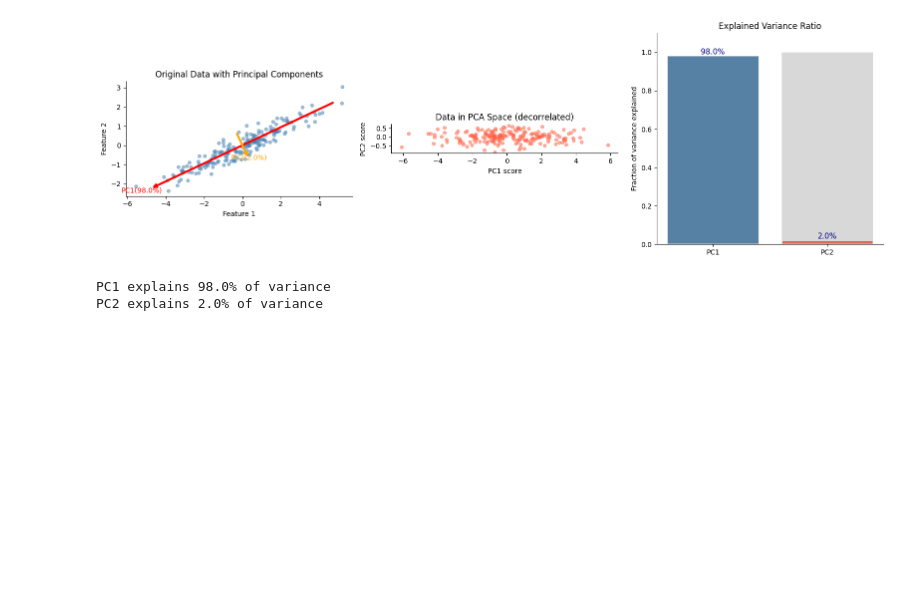
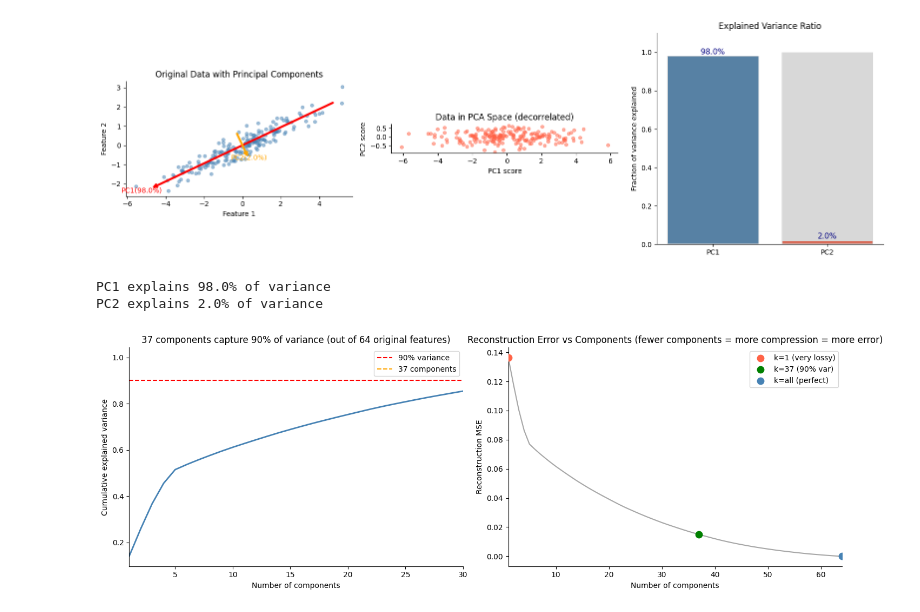
Before and after one commit to Raksha-Karn/Minspire-MLFromScratch, a Jupyter notebook: Linear_Algebra_PCA_SVD/linear_algebra.ipynb, the cells around one changed output. Drawn from its saved outputs; the diff is of its cells as text; code cells hidden in the pictures; blank space fills up the shorter version.

```diff
--- a/Linear_Algebra_PCA_SVD/linear_algebra.ipynb
+++ b/Linear_Algebra_PCA_SVD/linear_algebra.ipynb
@@ -249,3 +249,50 @@ print(f"PC2 explains {evr[1]:.1%} of variance")
 [figure]
 PC1 explains 98.0% of variance
 PC2 explains 2.0% of variance
+# %%
+np.random.seed(0)
+n_samples, n_features = 150, 64
+
+true_components = np.random.randn(5, n_features)
+true_components /= np.linalg.norm(true_components, axis=1, keepdims=True)
+
+weights = np.random.randn(n_samples, 5)
+X_faces = weights @ true_components + 0.3*np.random.randn(n_samples, n_features)
+
+X_pca, comps, evs, X_c = pca_from_scratch(X_faces)
+evr_faces = evs / evs.sum()
+
+cumulative = np.cumsum(evr_faces)
+n90 = np.searchsorted(cumulative, 0.90) + 1
+
+fig, axes = plt.subplots(1, 2, figsize=(14, 5))
+axes[0].plot(range(1, len(evr_faces)+1), cumulative, 'steelblue', lw=2)
+axes[0].axhline(0.90, color='red', ls='--', label='90% variance')
+axes[0].axvline(n90, color='orange', ls='--', label=f'{n90} components')
+axes[0].set_xlabel('Number of components'); axes[0].set_ylabel('Cumulative explained variance')
+axes[0].set_title(f'{n90} components capture 90% of variance (out of {n_features} original features)')
+axes[0].legend(); axes[0].set_xlim(1, 30)
+
+X_c2 = X_faces - X_faces.mean(0)
+for k, color, label in [(1,'tomato','k=1 (very lossy)'), (n90,'green',f'k={n90} (90% var)'), (n_features,'steelblue','k=all (perfect)')]:
+    comps_k = comps[:, :k]
+    X_recon = (X_c2 @ comps_k) @ comps_k.T + X_faces.mean(0)
+    mse = np.mean((X_faces - X_recon)**2)
+    axes[1].scatter(k, mse, color=color, s=80, label=label, zorder=5)
+
+k_range = range(1, n_features+1)
+mses = []
+for k in k_range:
+    comps_k = comps[:, :k]
+    X_recon = (X_c2 @ comps_k) @ comps_k.T + X_faces.mean(0)
+    mses.append(np.mean((X_faces - X_recon)**2))
+
+axes[1].plot(k_range, mses, 'gray', lw=1.5, alpha=0.7)
+axes[1].set_xlabel('Number of components'); axes[1].set_ylabel('Reconstruction MSE')
+axes[1].set_title('Reconstruction Error vs Components (fewer components = more compression = more error)')
+axes[1].legend(); axes[1].set_xlim(1, n_features)
+
+plt.tight_layout()
+plt.show()
+# %% [output]
+[figure, added]
```
